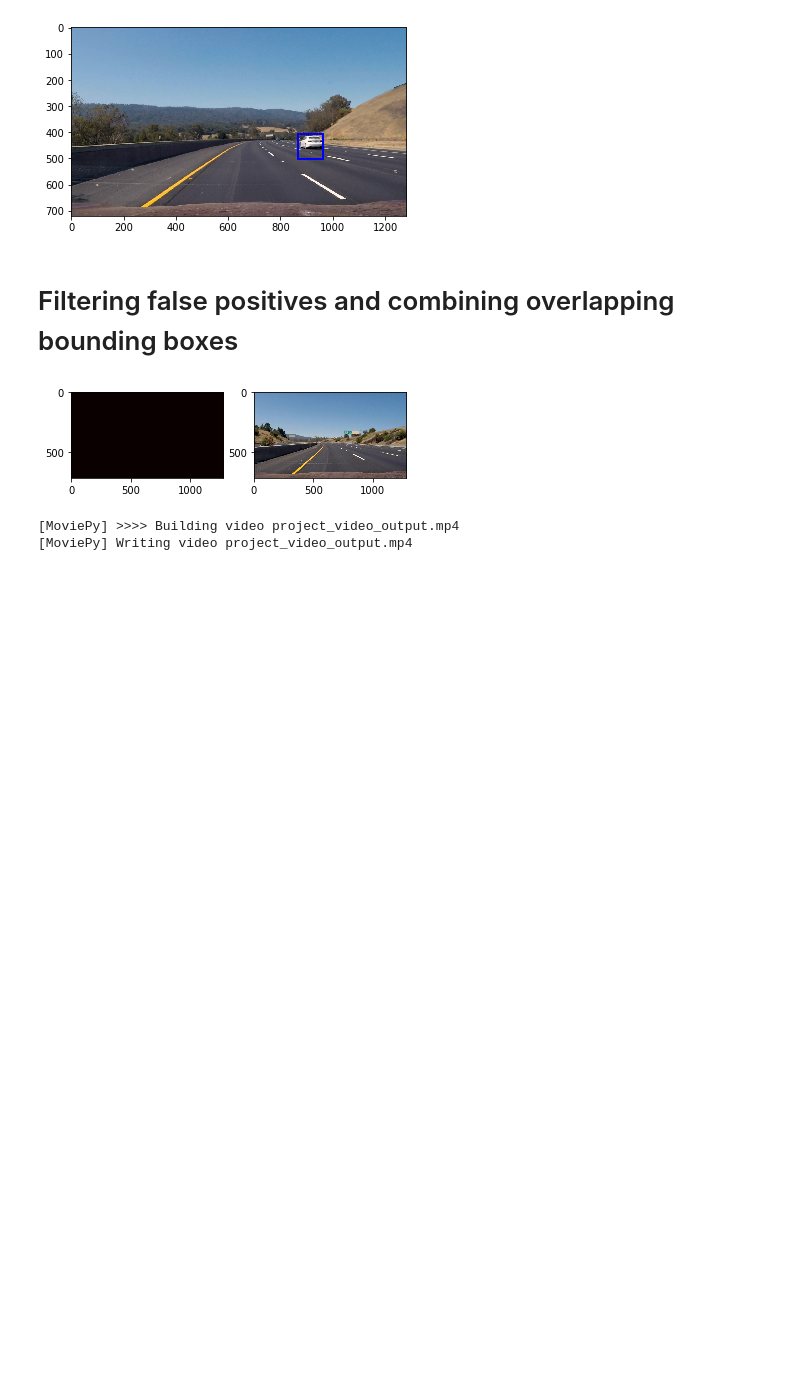
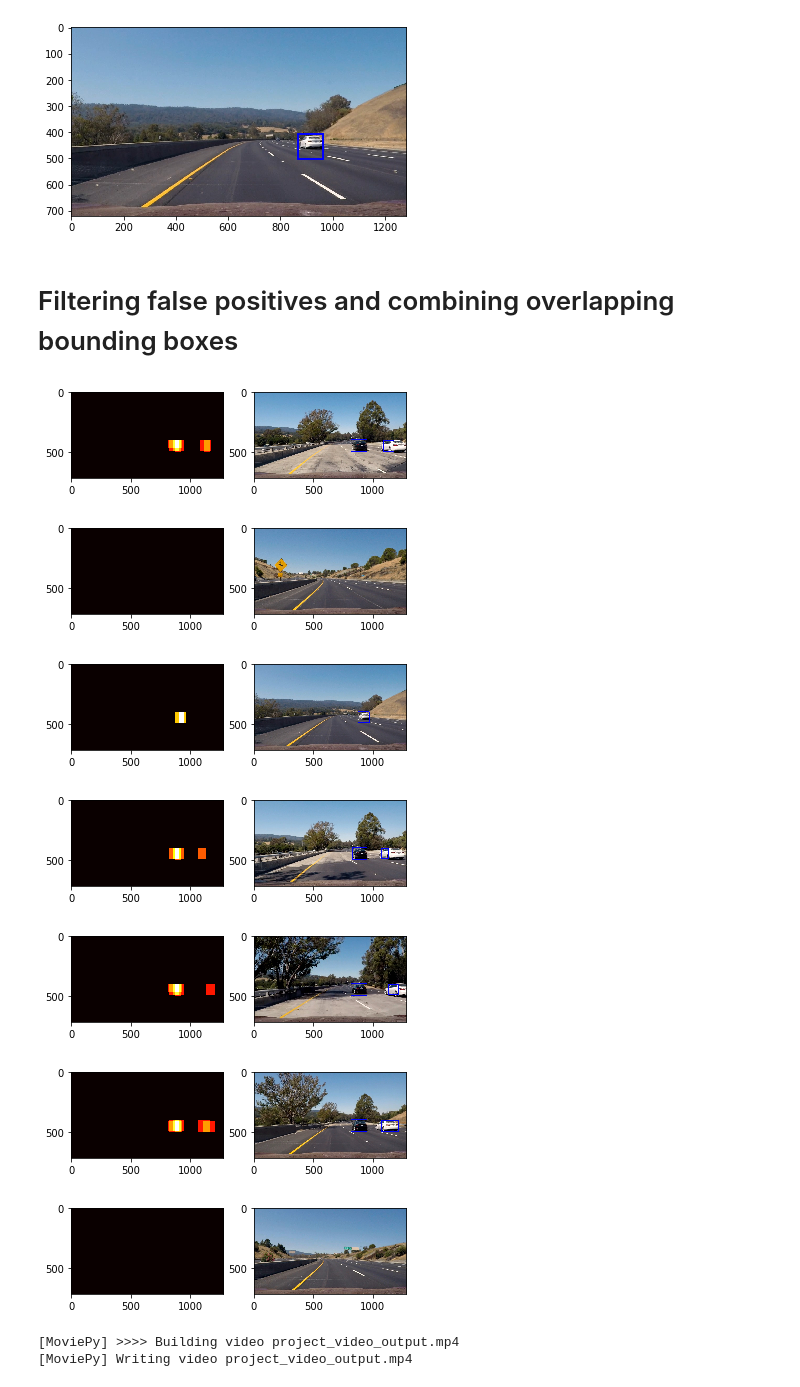
Before and after one commit to bartdezwaan/CarND-Vehicle-Detection, a Jupyter notebook: Vehicle_Detection.ipynb, the cells around one changed output. Saved outputs shown, nothing was run; the diff lists cells and outputs as text; code cells hidden in the pictures; blank space fills up the shorter version.

Commit message:
show heatmaps

```diff
--- a/Vehicle_Detection.ipynb
+++ b/Vehicle_Detection.ipynb
@@ -402,34 +402,41 @@ count = 0
 for image in test_images:
     count = count+1
     img = mpimg.imread(image)
     all_boxes = []
 
     b_boxes = find_cars(img, 360, 656, 1.4, svc, X_scaler, orient, pix_per_cell, cell_per_block, spatial_size, hist_bins)
     all_boxes = all_boxes + b_boxes
 
     b_boxes = find_cars(img, 360, 656, 1.5, svc, X_scaler, orient, pix_per_cell, cell_per_block, spatial_size, hist_bins)
     all_boxes = all_boxes + b_boxes
 
     b_boxes = find_cars(img, 360, 656, 1.8, svc, X_scaler, orient, pix_per_cell, cell_per_block, spatial_size, hist_bins)
     all_boxes = all_boxes + b_boxes
 
     heat = np.zeros_like(img[:,:,0]).astype(np.float)
 
     add_heat(heat, all_boxes)
 
     heat = apply_threshold(heat,1)
 
     heatmap = np.clip(heat, 0, 255)
 
     labels = label(heatmap)
     draw_img = draw_labeled_bboxes(np.copy(img), labels)
 
+    plt.figure()
     plt.subplot(121)
     plt.imshow(heat, cmap='hot')
     plt.subplot(122)
     plt.imshow(draw_img)
 # %% [output]
-[figure, old version]
+[figure, new version]
+[figure, added]
+[figure, added]
+[figure, added]
+[figure, added]
+[figure, added]
+[figure, added]
 # %%
 from collections import deque
 all_boxes_deque = deque(maxlen=30)
```
